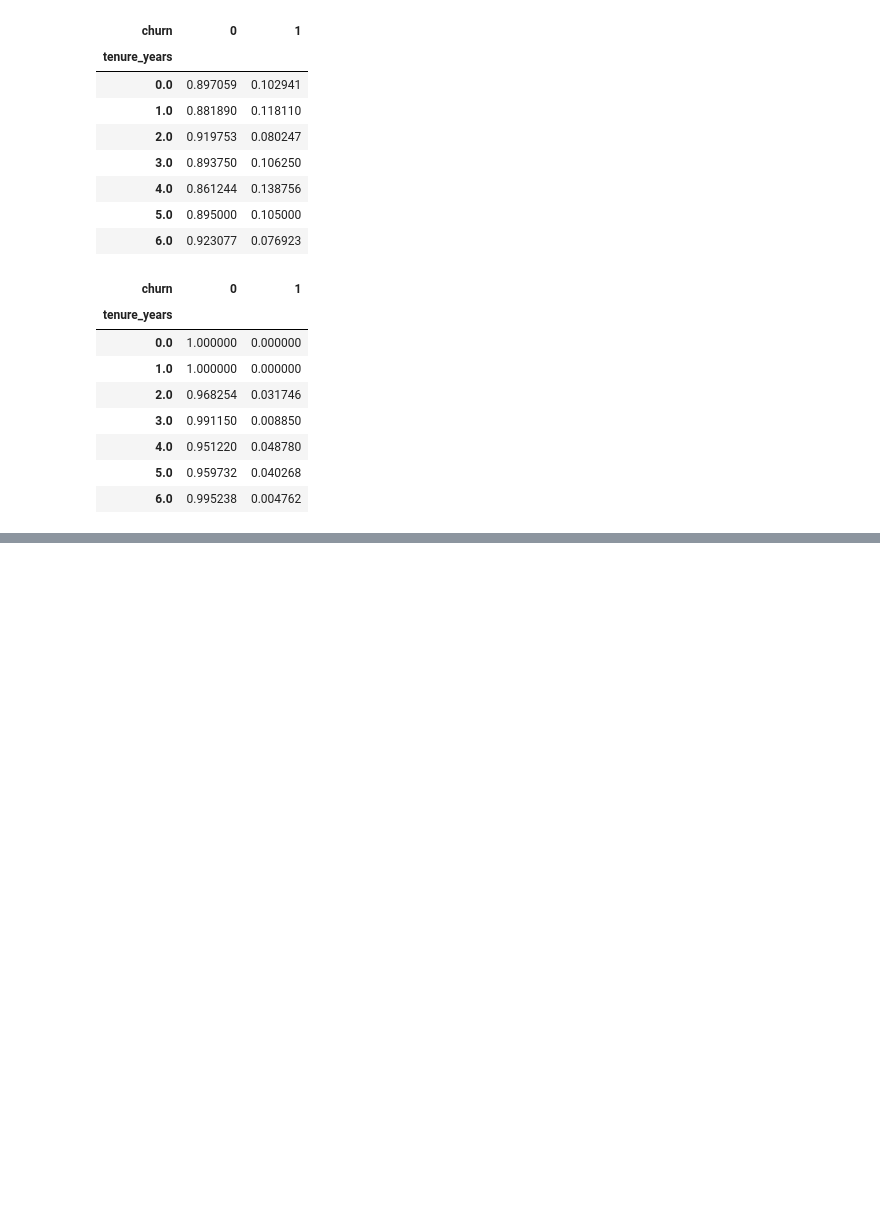
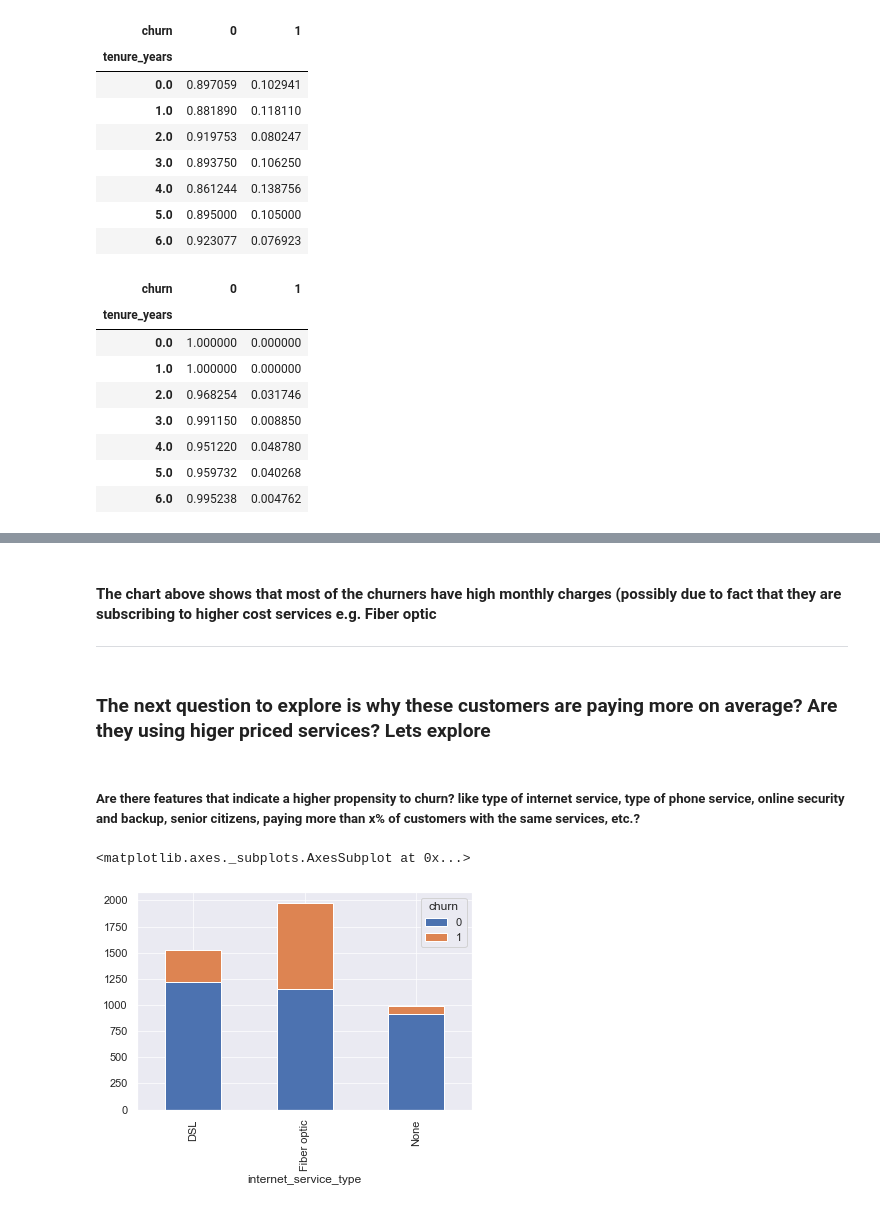
Before and after one commit to ravinder79/Telco_Churn, a Jupyter notebook: Telco_Churn_Final.ipynb, the cells around one changed output, grey strips where cells are left out. Saved outputs shown, nothing was run; the diff lists cells and outputs as text; code cells hidden in the pictures; blank space fills up the shorter version.

```diff
--- a/Telco_Churn_Final.ipynb
+++ b/Telco_Churn_Final.ipynb
@@ -327,0 +355,13 @@ plt.figure(figsize = (12,9))
+# %% [markdown]
+#### The chart above shows that most of the churners have high monthly charges (possibly due to fact that they are subscribing to higher cost services e.g. Fiber optic
+***
+# %% [markdown]
+### The next question to explore is why these customers are paying more on average? Are they using higer priced services? Lets explore
+# %% [markdown]
+##### Are there features that indicate a higher propensity to churn? like type of internet service, type of phone service, online security and backup, senior citizens, paying more than x% of customers with the same services, etc.?
+# %%
+df_plot = pd.crosstab(train.internet_service_type, train.churn)
+df_plot.plot(kind='bar', stacked=True)
+# %% [output]
+<matplotlib.axes._subplots.AxesSubplot at 0x...>
+[figure, added]
```
Also changed, not shown: parts of 10 cells of this notebook.
